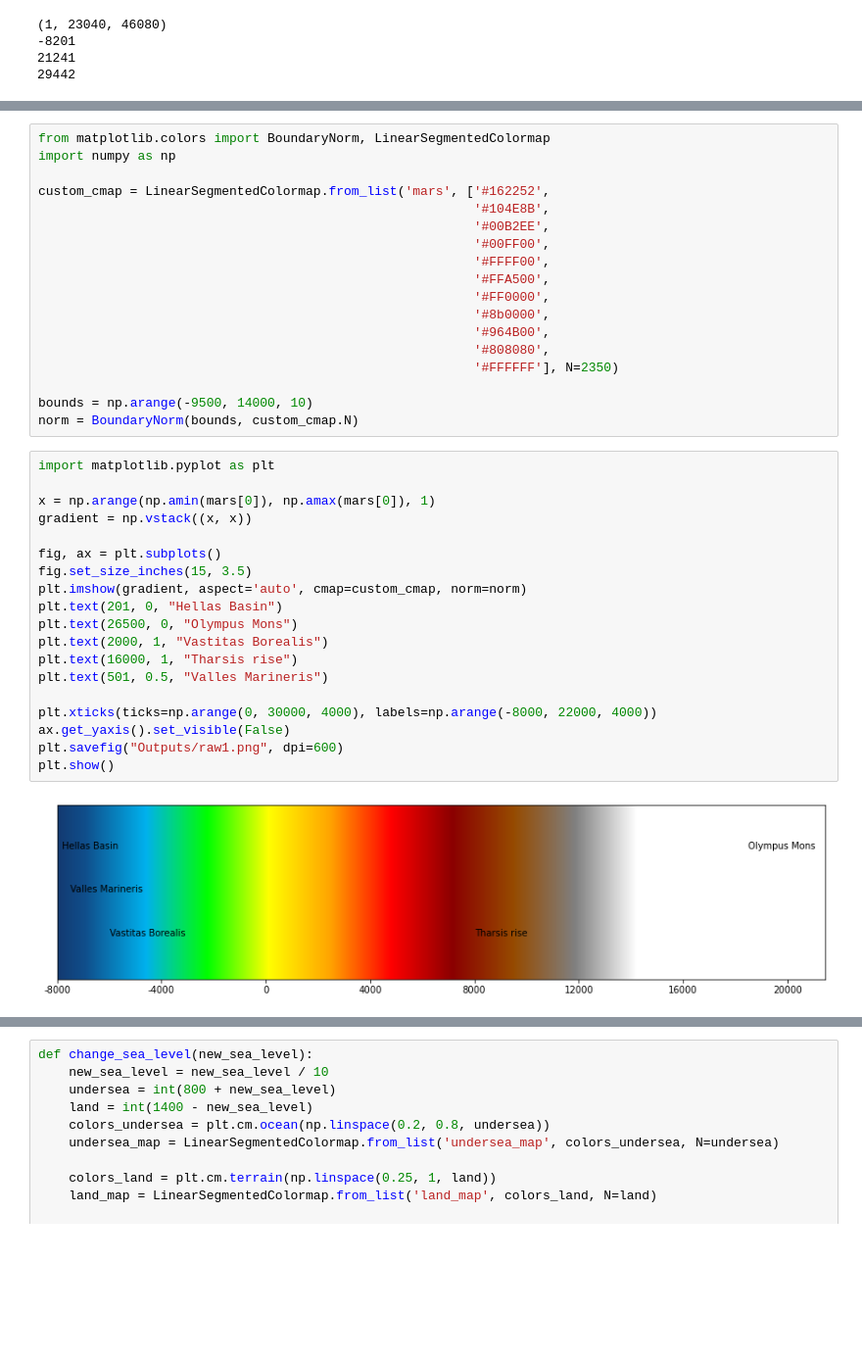
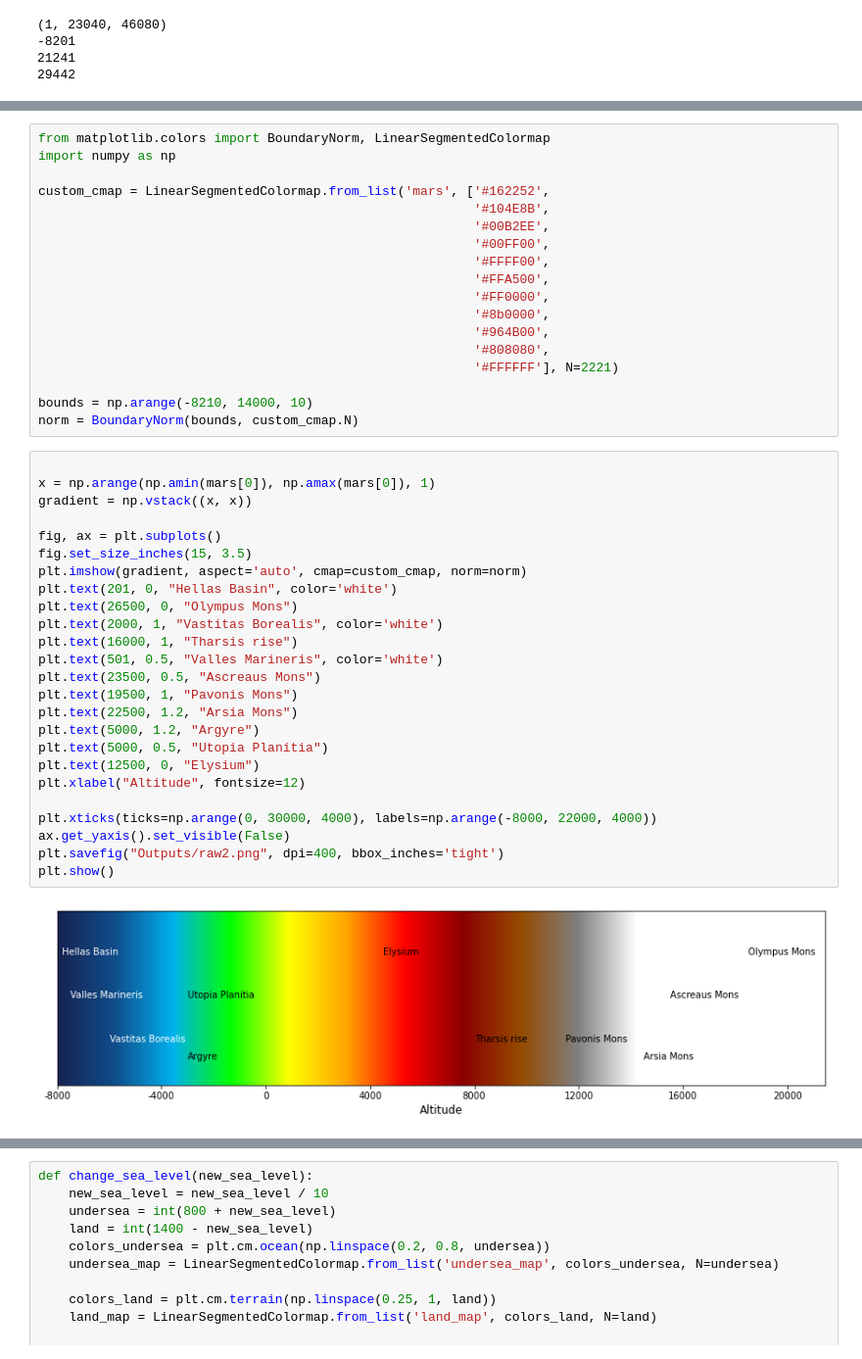
Before and after one commit to symmy596/towards-data-science-articles, a Jupyter notebook: Mars/Mars_article.ipynb, the cells around one changed output, grey strips where cells are left out. Shown at 98% size. Drawn from its saved outputs; the diff is of its cells as text; blank space fills up the shorter version.

```diff
--- a/Mars/Mars_article.ipynb
+++ b/Mars/Mars_article.ipynb
@@ -28,28 +67,34 @@ custom_cmap = LinearSegmentedColormap.from_list('mars', ['#162252',
                                                          '#8b0000',
                                                          '#964B00',
                                                          '#808080',
-                                                         '#FFFFFF'], N=2350)
+                                                         '#FFFFFF'], N=2221)
 
-bounds = np.arange(-9500, 14000, 10)
+bounds = np.arange(-8210, 14000, 10)
 norm = BoundaryNorm(bounds, custom_cmap.N)
 # %%
-import matplotlib.pyplot as plt
 
 x = np.arange(np.amin(mars[0]), np.amax(mars[0]), 1)
 gradient = np.vstack((x, x))
 
 fig, ax = plt.subplots()
 fig.set_size_inches(15, 3.5)
 plt.imshow(gradient, aspect='auto', cmap=custom_cmap, norm=norm)
-plt.text(201, 0, "Hellas Basin")
+plt.text(201, 0, "Hellas Basin", color='white')
 plt.text(26500, 0, "Olympus Mons")
-plt.text(2000, 1, "Vastitas Borealis")
+plt.text(2000, 1, "Vastitas Borealis", color='white')
 plt.text(16000, 1, "Tharsis rise")
-plt.text(501, 0.5, "Valles Marineris")
+plt.text(501, 0.5, "Valles Marineris", color='white')
+plt.text(23500, 0.5, "Ascreaus Mons")
+plt.text(19500, 1, "Pavonis Mons")
+plt.text(22500, 1.2, "Arsia Mons")
+plt.text(5000, 1.2, "Argyre")
+plt.text(5000, 0.5, "Utopia Planitia")
+plt.text(12500, 0, "Elysium")
+plt.xlabel("Altitude", fontsize=12)
 
 plt.xticks(ticks=np.arange(0, 30000, 4000), labels=np.arange(-8000, 22000, 4000))
 ax.get_yaxis().set_visible(False)
-plt.savefig("Outputs/raw1.png", dpi=600)
+plt.savefig("Outputs/raw2.png", dpi=400, bbox_inches='tight')
 plt.show()
 # %% [output]
-[figure, old version]
+[figure, new version]
```
Also changed, not shown: parts of 19 cells of this notebook, 37 other files.
